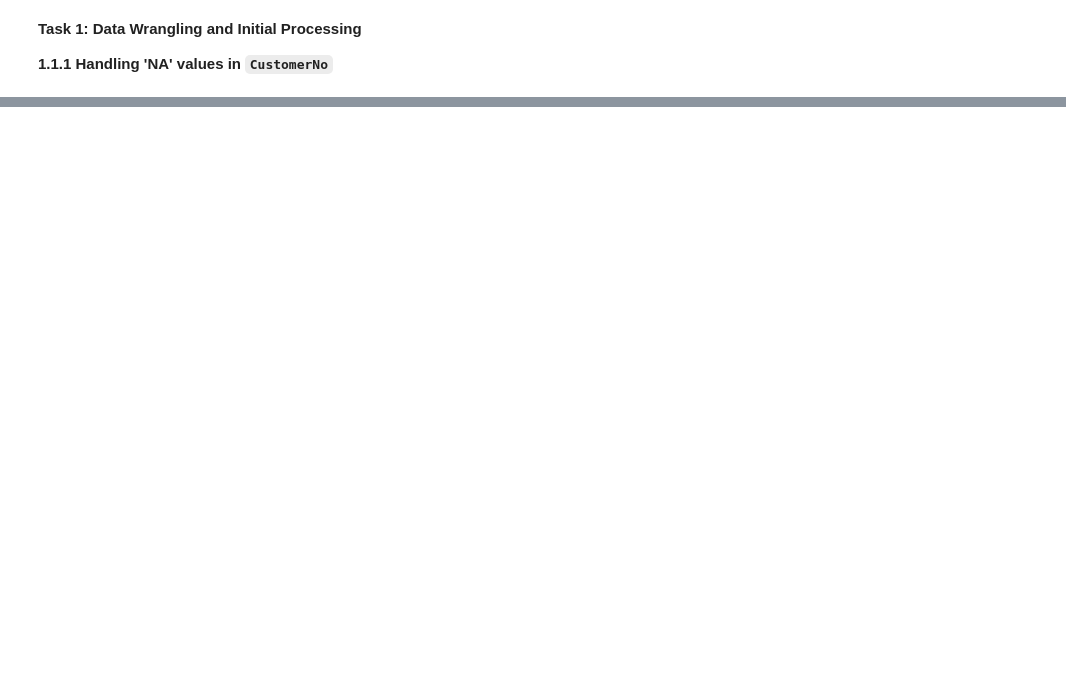
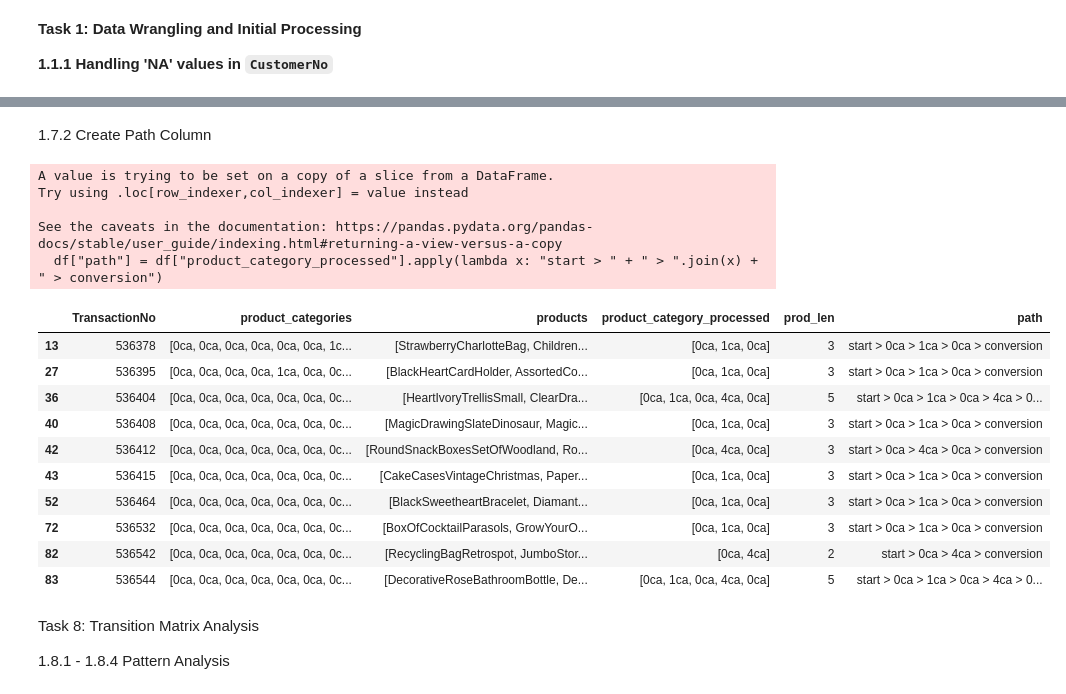
Before and after one commit to HarshKapr/Cloud, a Jupyter notebook: Assesment2_SIG742_Harsh_Pavan_Team19.ipynb, the cells around one changed output, grey strips where cells are left out. Drawn from its saved outputs; the diff is of its cells as text; code cells hidden in the pictures; blank space fills up the shorter version.

```diff
--- a/Assesment2_SIG742_Harsh_Pavan_Team19.ipynb
+++ b/Assesment2_SIG742_Harsh_Pavan_Team19.ipynb
@@ -57,0 +257,13 @@ NameError: name 'df' is not defined
+# %%
+# Filter out transactions with non-positive quantities
+valid_transactions = pandas_df[pandas_df["Quantity"] > 0]
+# Determine shopping frequency by counting distinct transactionNo per customer
+shopping_frequency = valid_transactions.groupby("CustomerNo")["TransactionNo"].nunique()
+# Identify the most frequent shopper
+most_frequent_shopper = shopping_frequency.idxmax()
+# Products typically bought by the most frequent shopper
+products_by_shopper = valid_transactions[valid_transactions["CustomerNo"] == most_frequent_shopper]
+top_products_by_shopper = products_by_shopper.groupby("productName_process")["Quantity"].sum().nlargest(5)
+print(f"Most frequent shopper: CustomerNo {most_frequent_shopper}")
+print("Top products bought by this shopper:")
+print(top_products_by_shopper)
@@ -57,0 +284,8 @@ NameError: name 'df' is not defined
+# %%
+# Group and aggregate product categories by transaction
+df_1 = valid_transactions.groupby("TransactionNo").agg(
+   product_categories=("Product_category", lambda x: list(x)),
+   products=("productName_process", lambda x: list(x))
+).reset_index()
+# Show top 10 rows
+df_1.head(10)
@@ -57,0 +306,7 @@ NameError: name 'df' is not defined
+# %%
+def remove_adjacent_duplicates(lst):
+   return [lst[i] for i in range(len(lst)) if i == 0 or lst[i] != lst[i-1]]
+# Apply the function to the product_category column
+df_1["product_category_processed"] = df_1["product_categories"].apply(remove_adjacent_duplicates)
+# Show the top 10 rows
+df_1.head(10)
@@ -57,0 +339,32 @@ NameError: name 'df' is not defined
+# %% [markdown]
+1.7.2 Create Path Column
+# %%
+def data_processing(df, maxlength=3, minlength=1):
+   df = df[(df["prod_len"] >= minlength) & (df["prod_len"] <= maxlength)]
+   df["path"] = df["product_category_processed"].apply(lambda x: "start > " + " > ".join(x) + " > conversion")
+   return df
+# Apply the function to create df_2
+df_2 = data_processing(df_1, maxlength=5, minlength=2)
+# Show the top 10 rows
+df_2.head(10)
+# %% [output]
+A value is trying to be set on a copy of a slice from a DataFrame.
+Try using .loc[row_indexer,col_indexer] = value instead
+
+See the caveats in the documentation: https://pandas.pydata.org/pandas-docs/stable/user_guide/indexing.html#returning-a-view-versus-a-copy
+  df["path"] = df["product_category_processed"].apply(lambda x: "start > " + " > ".join(x) + " > conversion")
+|  | TransactionNo | product_categories | products | product_category_processed | prod_len | path |
+| 13 | 536378 | [0ca, 0ca, 0ca, 0ca, 0ca, 0ca, 1c... | [StrawberryCharlotteBag, Children... | [0ca, 1ca, 0ca] | 3 | start > 0ca > 1ca > 0ca > conversion |
+| 27 | 536395 | [0ca, 0ca, 0ca, 0ca, 1ca, 0ca, 0c... | [BlackHeartCardHolder, AssortedCo... | [0ca, 1ca, 0ca] | 3 | start > 0ca > 1ca > 0ca > conversion |
+| 36 | 536404 | [0ca, 0ca, 0ca, 0ca, 0ca, 0ca, 0c... | [HeartIvoryTrellisSmall, ClearDra... | [0ca, 1ca, 0ca, 4ca, 0ca] | 5 | start > 0ca > 1ca > 0ca > 4ca > 0... |
+| 40 | 536408 | [0ca, 0ca, 0ca, 0ca, 0ca, 0ca, 0c... | [MagicDrawingSlateDinosaur, Magic... | [0ca, 1ca, 0ca] | 3 | start > 0ca > 1ca > 0ca > conversion |
+| 42 | 536412 | [0ca, 0ca, 0ca, 0ca, 0ca, 0ca, 0c... | [RoundSnackBoxesSetOfWoodland, Ro... | [0ca, 4ca, 0ca] | 3 | start > 0ca > 4ca > 0ca > conversion |
+| 43 | 536415 | [0ca, 0ca, 0ca, 0ca, 0ca, 0ca, 0c... | [CakeCasesVintageChristmas, Paper... | [0ca, 1ca, 0ca] | 3 | start > 0ca > 1ca > 0ca > conversion |
+| 52 | 536464 | [0ca, 0ca, 0ca, 0ca, 0ca, 0ca, 0c... | [BlackSweetheartBracelet, Diamant... | [0ca, 1ca, 0ca] | 3 | start > 0ca > 1ca > 0ca > conversion |
+| 72 | 536532 | [0ca, 0ca, 0ca, 0ca, 0ca, 0ca, 0c... | [BoxOfCocktailParasols, GrowYourO... | [0ca, 1ca, 0ca] | 3 | start > 0ca > 1ca > 0ca > conversion |
+| 82 | 536542 | [0ca, 0ca, 0ca, 0ca, 0ca, 0ca, 0c... | [RecyclingBagRetrospot, JumboStor... | [0ca, 4ca] | 2 | start > 0ca > 4ca > conversion |
+| 83 | 536544 | [0ca, 0ca, 0ca, 0ca, 0ca, 0ca, 0c... | [DecorativeRoseBathroomBottle, De... | [0ca, 1ca, 0ca, 4ca, 0ca] | 5 | start > 0ca > 1ca > 0ca > 4ca > 0... |
+# %% [markdown]
+Task 8: Transition Matrix Analysis
+
+1.8.1 - 1.8.4 Pattern Analysis
```
Also changed, not shown: parts of 45 cells of this notebook.
